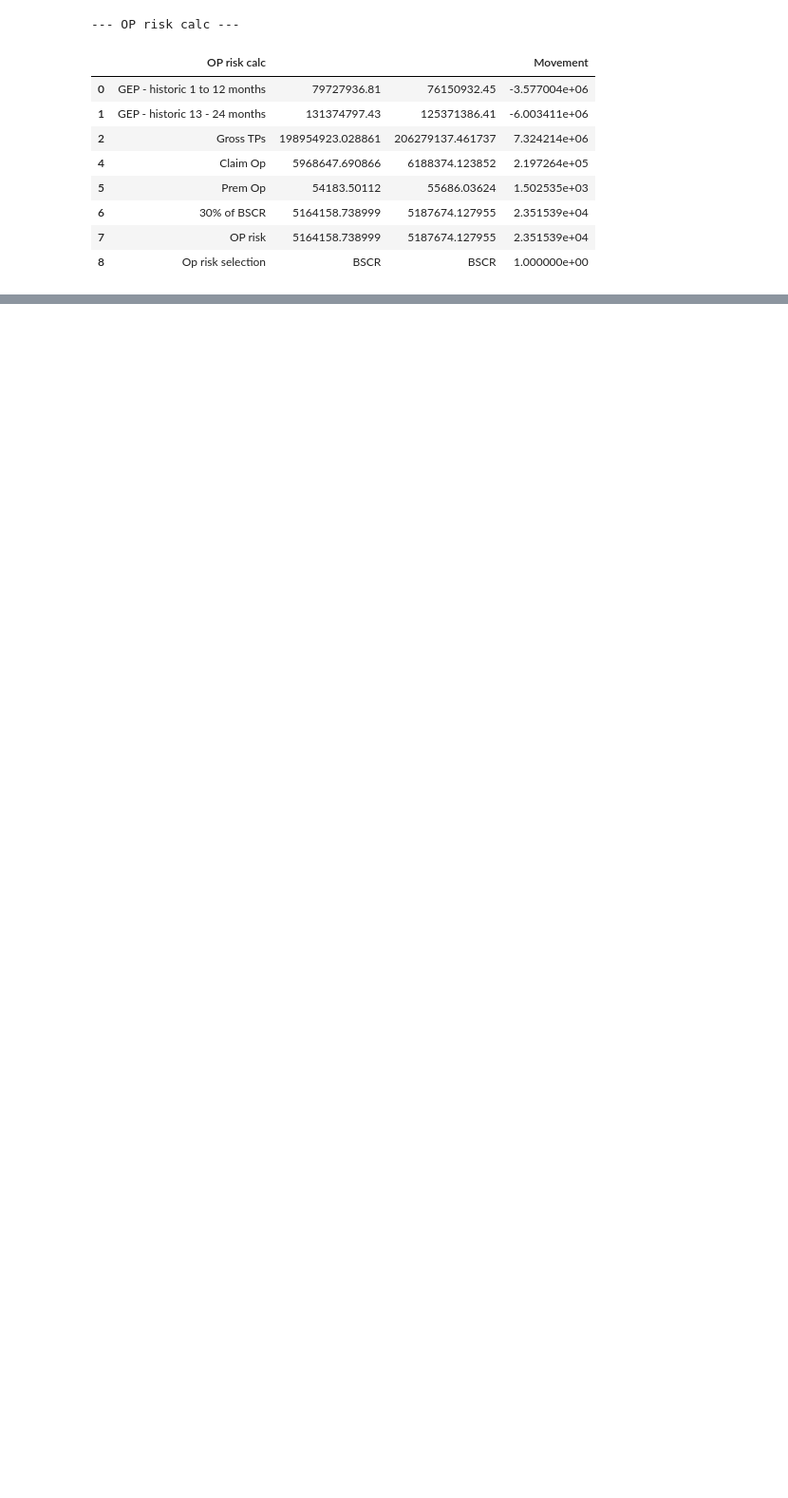
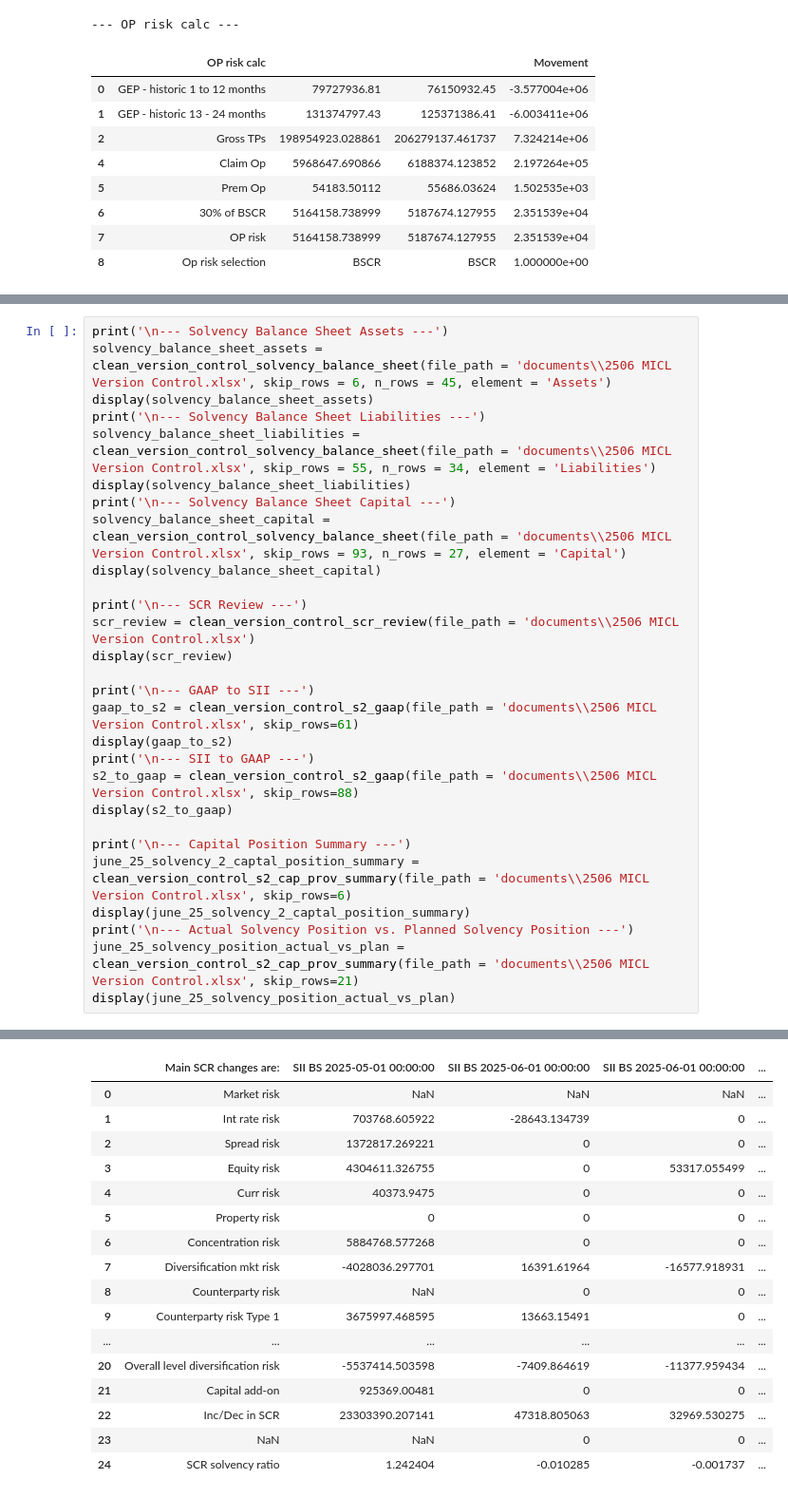
Before and after one commit to blazeitbobby/repo, a Jupyter notebook: reading_mi.ipynb, the cells around one changed output, grey strips where cells are left out. Shown at 95% size. Cells and saved outputs as stored; diff of their text form; blank space fills up the shorter version.

```diff
--- a/reading_mi.ipynb
+++ b/reading_mi.ipynb
@@ -423,0 +516,29 @@ for name, df in all_s2_tables.items():
+# %%
+print('\n--- Solvency Balance Sheet Assets ---')
+solvency_balance_sheet_assets = clean_version_control_solvency_balance_sheet(file_path = 'documents\\2506 MICL Version Control.xlsx', skip_rows = 6, n_rows = 45, element = 'Assets')
+display(solvency_balance_sheet_assets)
+print('\n--- Solvency Balance Sheet Liabilities ---')
+solvency_balance_sheet_liabilities = clean_version_control_solvency_balance_sheet(file_path = 'documents\\2506 MICL Version Control.xlsx', skip_rows = 55, n_rows = 34, element = 'Liabilities')
+display(solvency_balance_sheet_liabilities)
+print('\n--- Solvency Balance Sheet Capital ---')
+solvency_balance_sheet_capital = clean_version_control_solvency_balance_sheet(file_path = 'documents\\2506 MICL Version Control.xlsx', skip_rows = 93, n_rows = 27, element = 'Capital')
+display(solvency_balance_sheet_capital)
+
+print('\n--- SCR Review ---')
+scr_review = clean_version_control_scr_review(file_path = 'documents\\2506 MICL Version Control.xlsx')
+display(scr_review)
+
+print('\n--- GAAP to SII ---')
+gaap_to_s2 = clean_version_control_s2_gaap(file_path = 'documents\\2506 MICL Version Control.xlsx', skip_rows=61)
+display(gaap_to_s2)
+print('\n--- SII to GAAP ---')
+s2_to_gaap = clean_version_control_s2_gaap(file_path = 'documents\\2506 MICL Version Control.xlsx', skip_rows=88)
+display(s2_to_gaap)
+
+print('\n--- Capital Position Summary ---')
+june_25_solvency_2_captal_position_summary = clean_version_control_s2_cap_prov_summary(file_path = 'documents\\2506 MICL Version Control.xlsx', skip_rows=6)
+display(june_25_solvency_2_captal_position_summary)
+print('\n--- Actual Solvency Position vs. Planned Solvency Position ---')
+june_25_solvency_position_actual_vs_plan = clean_version_control_s2_cap_prov_summary(file_path = 'documents\\2506 MICL Version Control.xlsx', skip_rows=21)
+display(june_25_solvency_position_actual_vs_plan)
+# %% [output]
@@ -423,0 +600,17 @@ for name, df in all_s2_tables.items():
+|  | Main SCR changes are: | SII BS 2025-05-01 00:00:00 | SII BS 2025-06-01 00:00:00 | SII BS 2025-06-01 00:00:00 | ... |
+| 0 | Market risk | NaN | NaN | NaN | ... |
+| 1 | Int rate risk | 703768.605922 | -28643.134739 | 0 | ... |
+| 2 | Spread risk | 1372817.269221 | 0 | 0 | ... |
+| 3 | Equity risk | 4304611.326755 | 0 | 53317.055499 | ... |
+| 4 | Curr risk | 40373.9475 | 0 | 0 | ... |
+| 5 | Property risk | 0 | 0 | 0 | ... |
+| 6 | Concentration risk | 5884768.577268 | 0 | 0 | ... |
+| 7 | Diversification mkt risk | -4028036.297701 | 16391.61964 | -16577.918931 | ... |
+| 8 | Counterparty risk | NaN | 0 | 0 | ... |
+| 9 | Counterparty risk Type 1 | 3675997.468595 | 13663.15491 | 0 | ... |
+| ... | ... | ... | ... | ... | ... |
+| 20 | Overall level diversification risk | -5537414.503598 | -7409.864619 | -11377.959434 | ... |
+| 21 | Capital add-on | 925369.00481 | 0 | 0 | ... |
+| 22 | Inc/Dec in SCR | 23303390.207141 | 47318.805063 | 32969.530275 | ... |
+| 23 | NaN | NaN | 0 | 0 | ... |
+| 24 | SCR solvency ratio | 1.242404 | -0.010285 | -0.001737 | ... |
```
Also changed, not shown: parts of 2 cells of this notebook, 2 other files.
